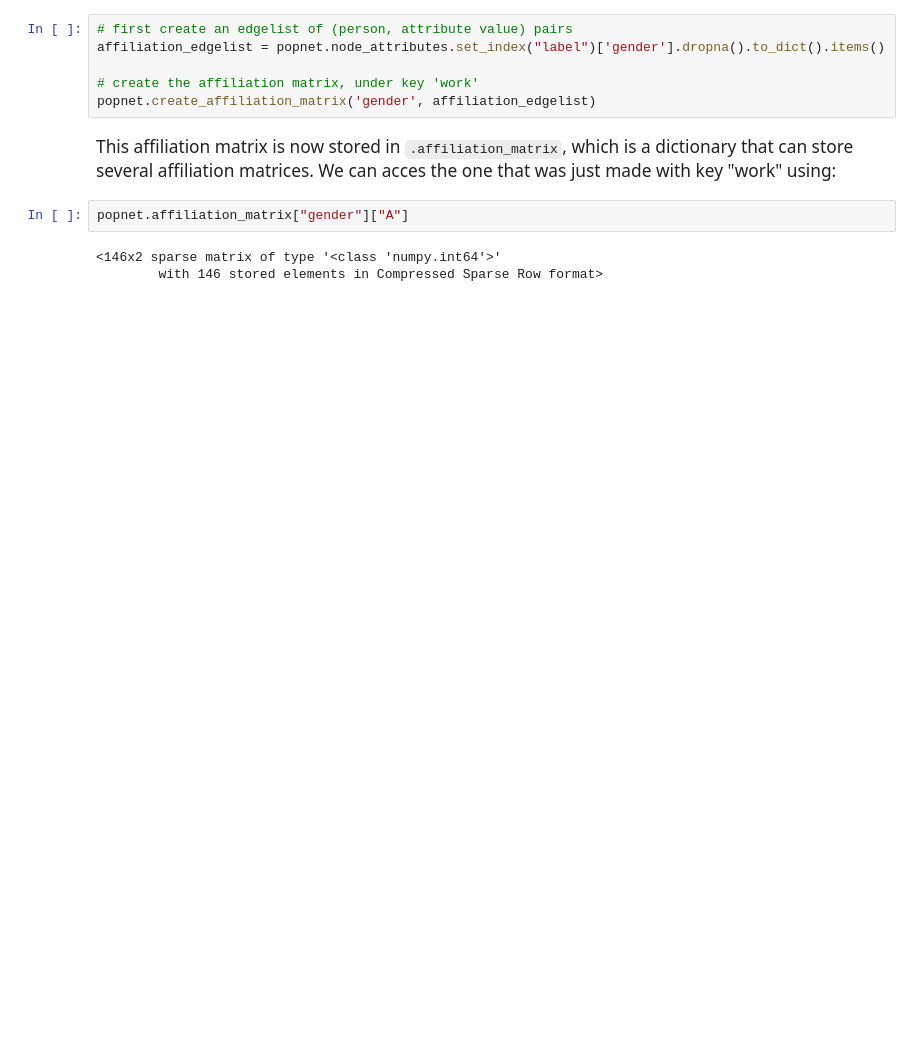
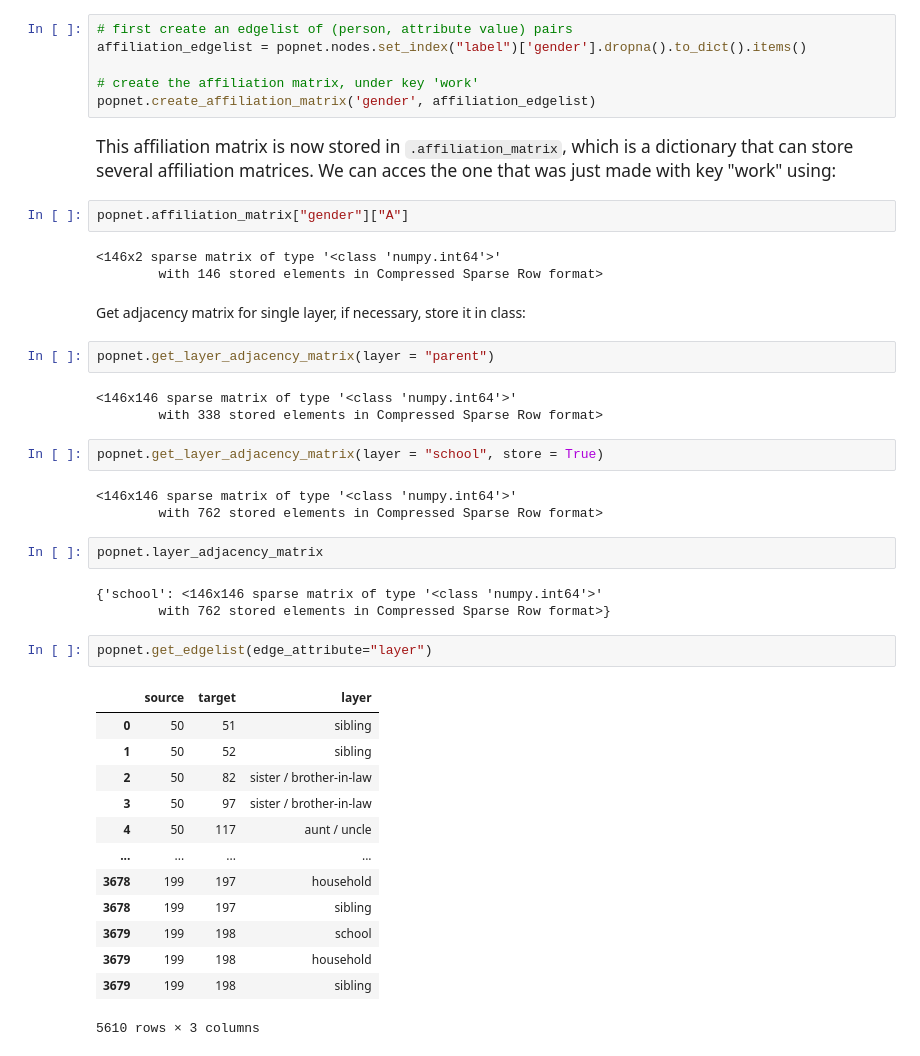
Before and after one commit to popnet-io/popnet_mln, a Jupyter notebook: tutorial/mln_tutorial.ipynb, the cells around one changed output. Saved outputs shown, nothing was run; the diff lists cells and outputs as text; blank space fills up the shorter version.

```diff
--- a/tutorial/mln_tutorial.ipynb
+++ b/tutorial/mln_tutorial.ipynb
@@ -260,7 +311,7 @@ ego = popnet.get_egonetwork(popnet.map_nid_to_label[0], depth=2)
 <br><span style="font-size:13pt">To create an affiliation matrix between people and a certain attribute, e.g. gender:</span>
 # %%
 # first create an edgelist of (person, attribute value) pairs
-affiliation_edgelist = popnet.node_attributes.set_index("label")['gender'].dropna().to_dict().items()
+affiliation_edgelist = popnet.nodes.set_index("label")['gender'].dropna().to_dict().items()
 
 # create the affiliation matrix, under key 'work'
 popnet.create_affiliation_matrix('gender', affiliation_edgelist)
@@ -271,3 +322,36 @@ popnet.affiliation_matrix["gender"]["A"]
 # %% [output]
 <146x2 sparse matrix of type '<class 'numpy.int64'>'
         with 146 stored elements in Compressed Sparse Row format>
+# %% [markdown]
+Get adjacency matrix for single layer, if necessary, store it in class:
+# %%
+popnet.get_layer_adjacency_matrix(layer = "parent")
+# %% [output]
+<146x146 sparse matrix of type '<class 'numpy.int64'>'
+        with 338 stored elements in Compressed Sparse Row format>
+# %%
+popnet.get_layer_adjacency_matrix(layer = "school", store = True)
+# %% [output]
+<146x146 sparse matrix of type '<class 'numpy.int64'>'
+        with 762 stored elements in Compressed Sparse Row format>
+# %%
+popnet.layer_adjacency_matrix
+# %% [output]
+{'school': <146x146 sparse matrix of type '<class 'numpy.int64'>'
+        with 762 stored elements in Compressed Sparse Row format>}
+# %%
+popnet.get_edgelist(edge_attribute="layer")
+# %% [output]
+|  | source | target | layer |
+| 0 | 50 | 51 | sibling |
+| 1 | 50 | 52 | sibling |
+| 2 | 50 | 82 | sister / brother-in-law |
+| 3 | 50 | 97 | sister / brother-in-law |
+| 4 | 50 | 117 | aunt / uncle |
+| ... | ... | ... | ... |
+| 3678 | 199 | 197 | household |
+| 3678 | 199 | 197 | sibling |
+| 3679 | 199 | 198 | school |
+| 3679 | 199 | 198 | household |
+| 3679 | 199 | 198 | sibling |
+5610 rows × 3 columns
```
Also changed, not shown: parts of 36 cells of this notebook, 4 other files.
